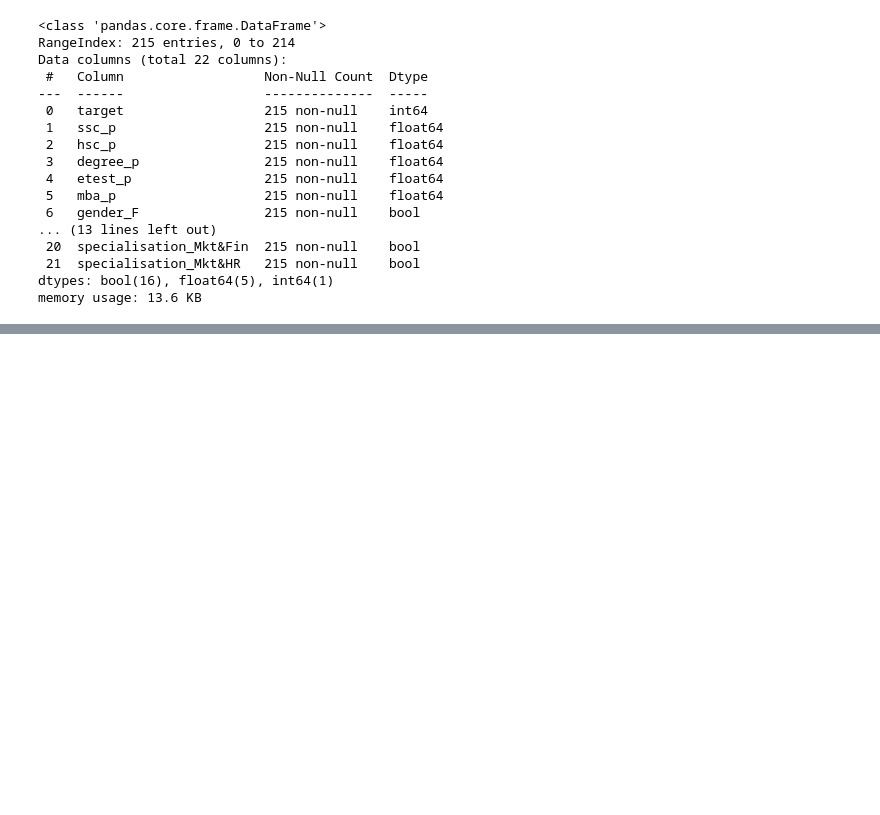
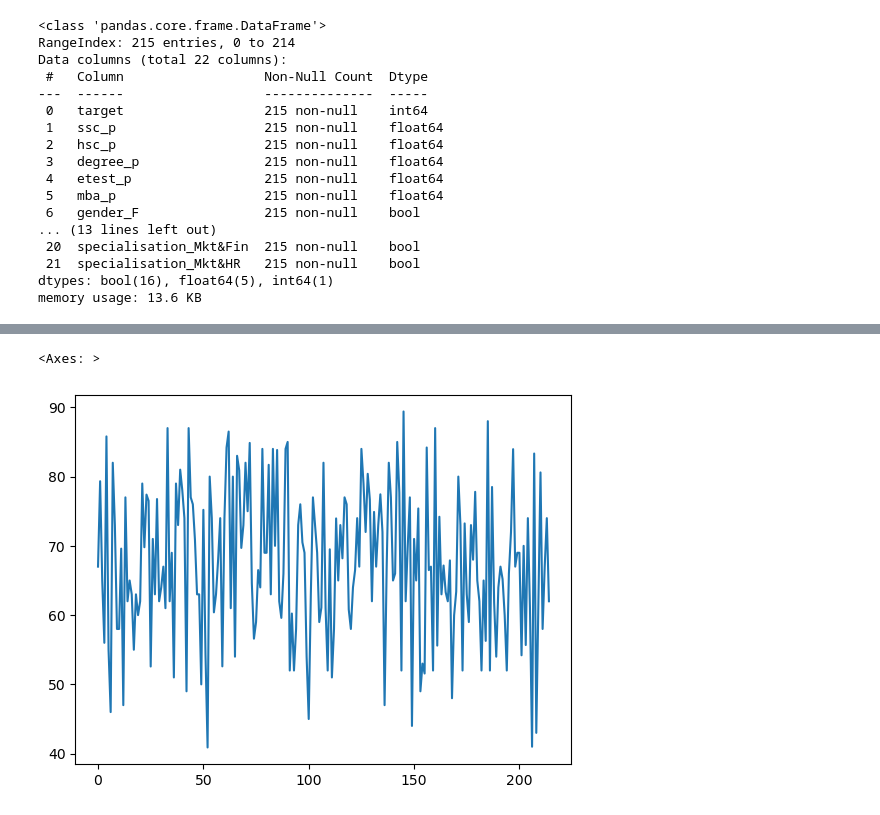
Before and after one commit to zzstephen/zzstephen, a Jupyter notebook: assignments/assignment_ik_sl.ipynb, the cells around one changed output, grey strips where cells are left out. Saved outputs shown, nothing was run; the diff lists cells and outputs as text; code cells hidden in the pictures; blank space fills up the shorter version.

```diff
--- a/assignments/assignment_ik_sl.ipynb
+++ b/assignments/assignment_ik_sl.ipynb
@@ -226,0 +297,2 @@ memory usage: 13.6 KB
+# %%
+tree_model = DecisionTreeClassifier(max_depth= 3, random_state=123)
@@ -226,0 +303,7 @@ memory usage: 13.6 KB
+# %%
+df['ssc_p_tree'] = tree_model.predict(df[['ssc_p']])
+# %%
+df['ssc_p'].plot()
+# %% [output]
+<Axes: >
+[figure, added]
```
Also changed, not shown: parts of 24 cells of this notebook.
